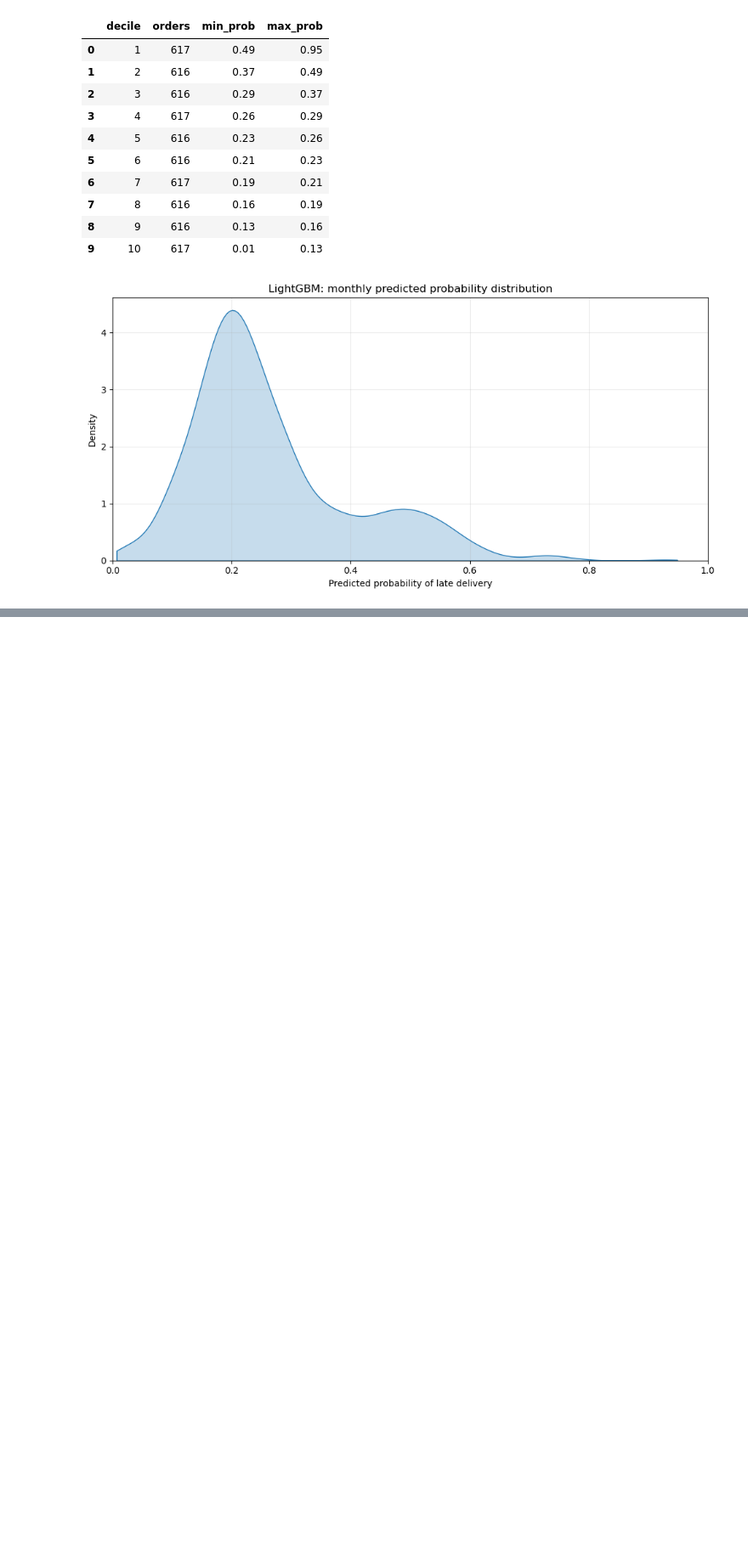
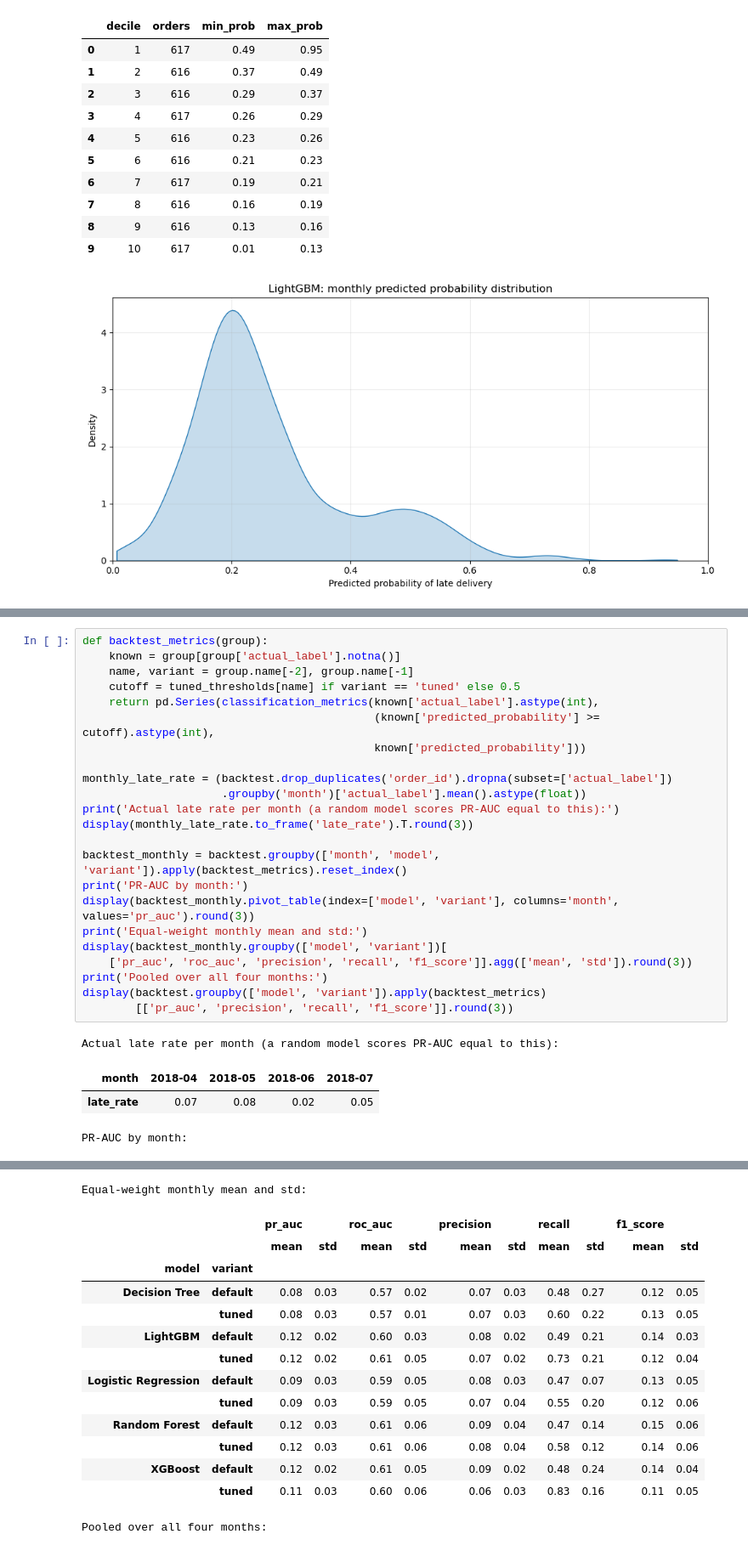
Before and after one commit to mushroomyyy/Team8_IT5006_Ecommerce_Analytics_AY2627Sem1, a Jupyter notebook: phase2/model_classification_dev.ipynb, the cells around one changed output, grey strips where cells are left out. Shown at 85% size. Drawn from its saved outputs; the diff is of its cells as text; blank space fills up the shorter version.

```diff
--- a/phase2/model_classification_dev.ipynb
+++ b/phase2/model_classification_dev.ipynb
@@ -1739,0 +1986,28 @@ plt.show()
+# %%
+def backtest_metrics(group):
+    known = group[group['actual_label'].notna()]
+    name, variant = group.name[-2], group.name[-1]
+    cutoff = tuned_thresholds[name] if variant == 'tuned' else 0.5
+    return pd.Series(classification_metrics(known['actual_label'].astype(int),
+                                            (known['predicted_probability'] >= cutoff).astype(int),
+                                            known['predicted_probability']))
+
+monthly_late_rate = (backtest.drop_duplicates('order_id').dropna(subset=['actual_label'])
+                     .groupby('month')['actual_label'].mean().astype(float))
+print('Actual late rate per month (a random model scores PR-AUC equal to this):')
+display(monthly_late_rate.to_frame('late_rate').T.round(3))
+
+backtest_monthly = backtest.groupby(['month', 'model', 'variant']).apply(backtest_metrics).reset_index()
+print('PR-AUC by month:')
+display(backtest_monthly.pivot_table(index=['model', 'variant'], columns='month', values='pr_auc').round(3))
+print('Equal-weight monthly mean and std:')
+display(backtest_monthly.groupby(['model', 'variant'])[
+    ['pr_auc', 'roc_auc', 'precision', 'recall', 'f1_score']].agg(['mean', 'std']).round(3))
+print('Pooled over all four months:')
+display(backtest.groupby(['model', 'variant']).apply(backtest_metrics)
+        [['pr_auc', 'precision', 'recall', 'f1_score']].round(3))
+# %% [output]
+Actual late rate per month (a random model scores PR-AUC equal to this):
+| month | 2018-04 | 2018-05 | 2018-06 | 2018-07 |
+| late_rate | 0.07 | 0.08 | 0.02 | 0.05 |
+PR-AUC by month:
@@ -1739,0 +2026,15 @@ plt.show()
+Equal-weight monthly mean and std:
+|  |  | pr_auc |  | roc_auc |  | precision |  | recall |  | f1_score |  |
+|  |  | mean | std | mean | std | mean | std | mean | std | mean | std |
+| model | variant |  |  |  |  |  |  |  |  |  |  |
+| Decision Tree | default | 0.08 | 0.03 | 0.57 | 0.02 | 0.07 | 0.03 | 0.48 | 0.27 | 0.12 | 0.05 |
+|  | tuned | 0.08 | 0.03 | 0.57 | 0.01 | 0.07 | 0.03 | 0.60 | 0.22 | 0.13 | 0.05 |
+| LightGBM | default | 0.12 | 0.02 | 0.60 | 0.03 | 0.08 | 0.02 | 0.49 | 0.21 | 0.14 | 0.03 |
+|  | tuned | 0.12 | 0.02 | 0.61 | 0.05 | 0.07 | 0.02 | 0.73 | 0.21 | 0.12 | 0.04 |
+| Logistic Regression | default | 0.09 | 0.03 | 0.59 | 0.05 | 0.08 | 0.03 | 0.47 | 0.07 | 0.13 | 0.05 |
+|  | tuned | 0.09 | 0.03 | 0.59 | 0.05 | 0.07 | 0.04 | 0.55 | 0.20 | 0.12 | 0.06 |
+| Random Forest | default | 0.12 | 0.03 | 0.61 | 0.06 | 0.09 | 0.04 | 0.47 | 0.14 | 0.15 | 0.06 |
+|  | tuned | 0.12 | 0.03 | 0.61 | 0.06 | 0.08 | 0.04 | 0.58 | 0.12 | 0.14 | 0.06 |
+| XGBoost | default | 0.12 | 0.02 | 0.61 | 0.05 | 0.09 | 0.02 | 0.48 | 0.24 | 0.14 | 0.04 |
+|  | tuned | 0.11 | 0.03 | 0.60 | 0.06 | 0.06 | 0.03 | 0.83 | 0.16 | 0.11 | 0.05 |
+Pooled over all four months:
```
Also changed, not shown: parts of 20 cells of this notebook, 2 other files.
